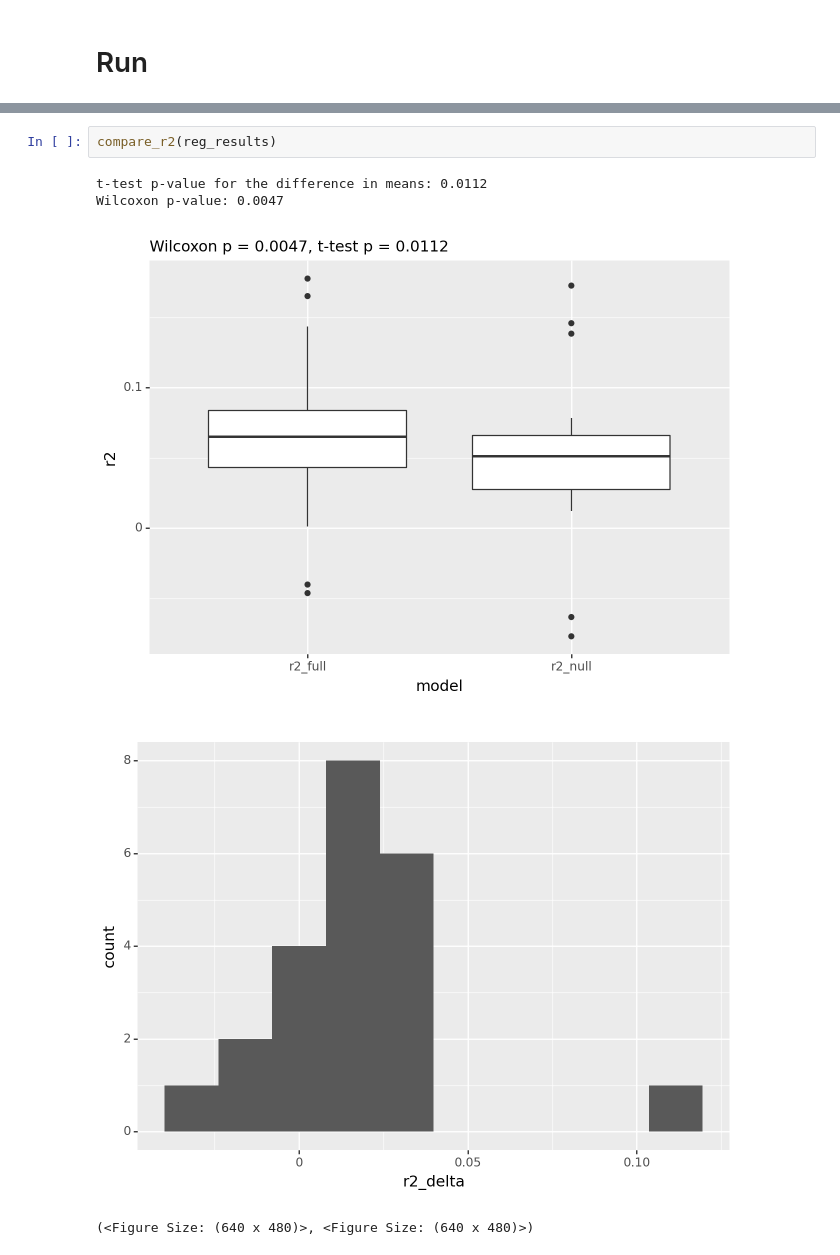
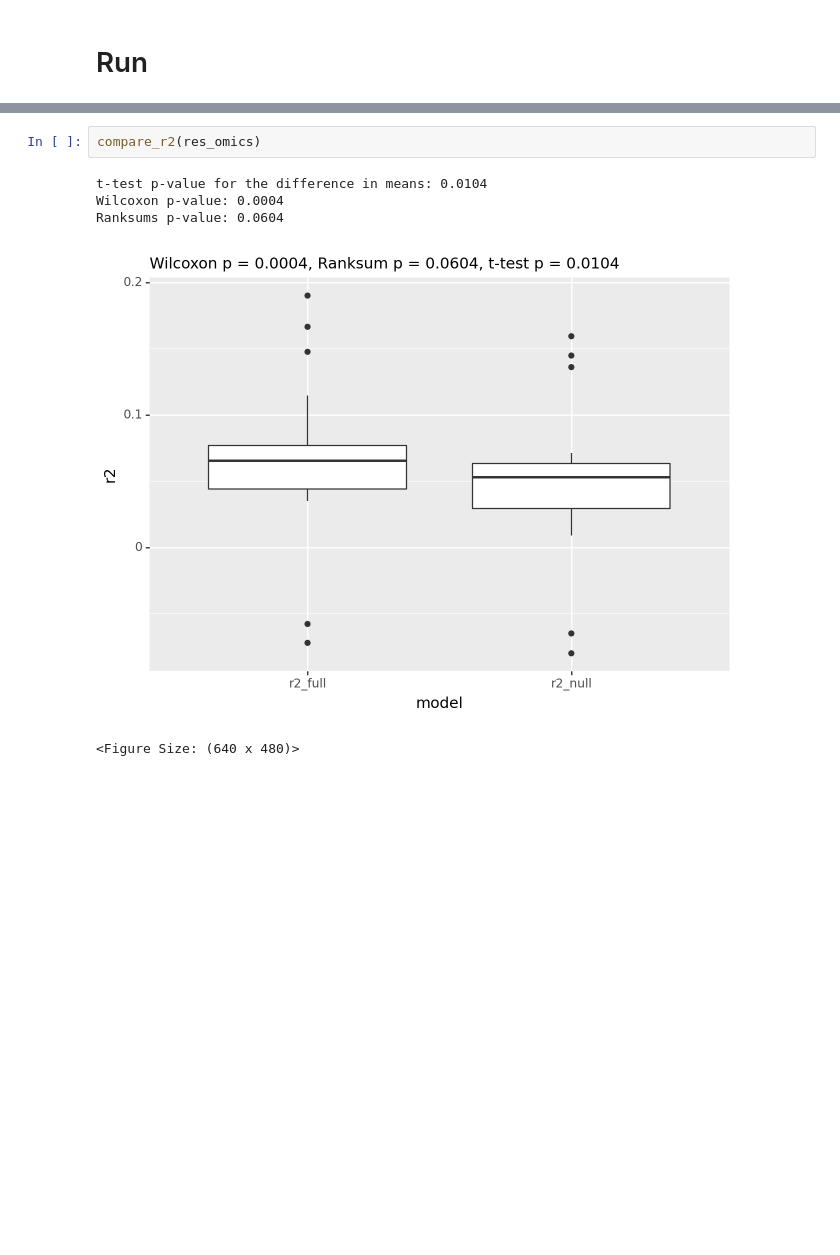
Before and after one commit to niklasbuehler/functional-gene-embeddings, a Jupyter notebook: notebooks/Evaluation.ipynb, the cells around one changed output, grey strips where cells are left out. Saved outputs shown, nothing was run; the diff lists cells and outputs as text; blank space fills up the shorter version.

```diff
--- a/notebooks/Evaluation.ipynb
+++ b/notebooks/Evaluation.ipynb
@@ -345,8 +369,8 @@ scatter(reg_results, "pred", "ZSTAT", "pred", "ZSTAT", color = None, smooth=True
-# %%
-compare_r2(reg_results)
-# %% [output]
-t-test p-value for the difference in means: 0.0112
-Wilcoxon p-value: 0.0047
-[figure, removed]
-[figure, removed]
-(<Figure Size: (640 x 480)>, <Figure Size: (640 x 480)>)
+# %%
+compare_r2(res_omics)
+# %% [output]
+t-test p-value for the difference in means: 0.0104
+Wilcoxon p-value: 0.0004
+Ranksums p-value: 0.0604
+[figure, added]
+<Figure Size: (640 x 480)>
```
Also changed, not shown: parts of 27 cells of this notebook.
